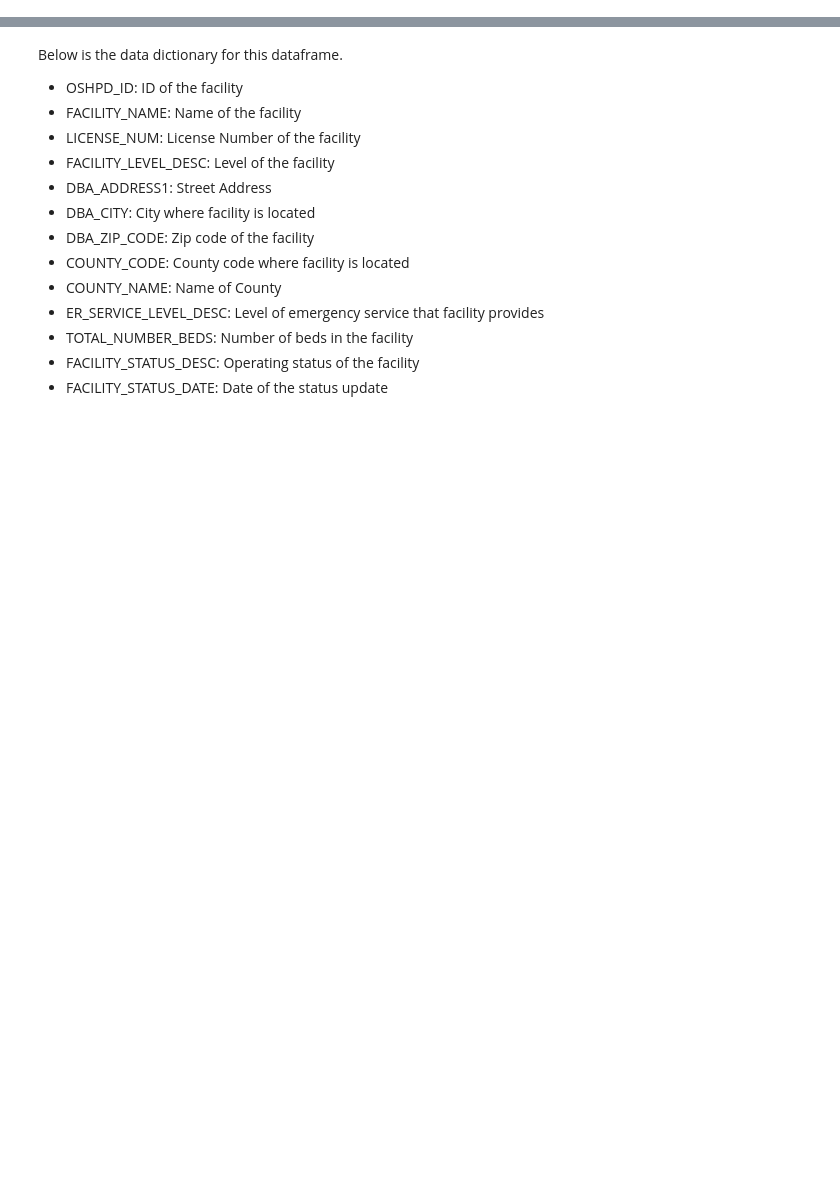
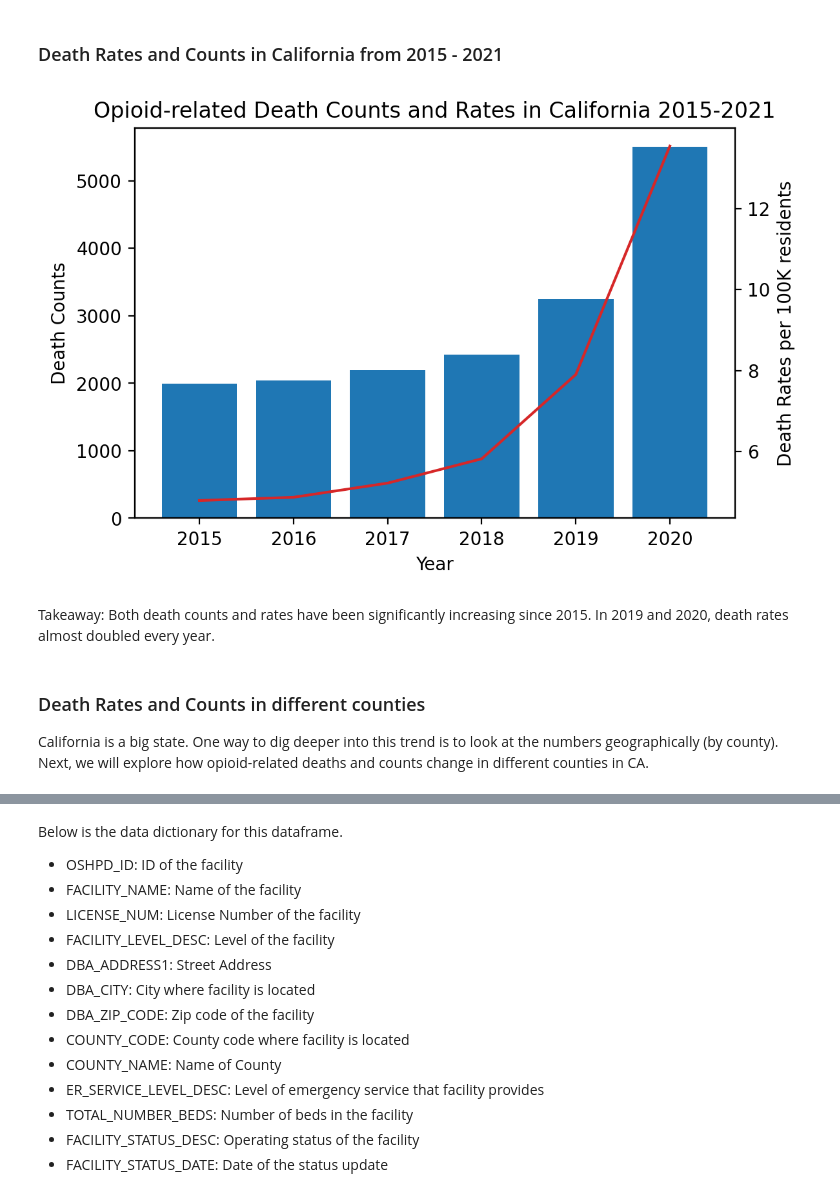
Before and after one commit to midori256/DS4A_Capstone_Project, a Jupyter notebook: Exploratory_Data_Analysis.ipynb, the cells around one changed output, grey strips where cells are left out. Drawn from its saved outputs; the diff is of its cells as text; code cells hidden in the pictures; blank space fills up the shorter version.

```diff
--- a/Exploratory_Data_Analysis.ipynb
+++ b/Exploratory_Data_Analysis.ipynb
@@ -29,3 +18,7 @@ from matplotlib import pyplot as plt
 import matplotlib as mpl
 
 mpl.rcParams["figure.dpi"] = 200
+# %%
+# Load data
+opioid_df = pd.read_csv("data/Opioid_Deaths_by_County_2015-2020.csv")
+opioid_df.info()
@@ -31,0 +37,4 @@ mpl.rcParams["figure.dpi"] = 200
+# %%
+# Fill null values in Rates column. They are most likely counties with no death counts and zero rate. Let's replace them with zeros
+opioid_df = opioid_df.fillna(0)
+opioid_df.info()
@@ -31,0 +81,4 @@ mpl.rcParams["figure.dpi"] = 200
+# %%
+# Take out California
+cali_opioid = opioid_df[opioid_df["County"] == "California"]
+cali_opioid.head()
@@ -31,0 +106,29 @@ mpl.rcParams["figure.dpi"] = 200
+# %% [markdown]
+### Death Rates and Counts in California from 2015 - 2021
+# %%
+# Plot California death counts and rates 2015 - 2021
+fig,ax1 = plt.subplots()
+x = cali_opioid["Year"]
+y1 = cali_opioid["Counts"]
+y2 = cali_opioid["Rates"]
+
+color = 'tab:blue'
+ax1.set_xlabel("Year")
+ax1.set_ylabel("Death Counts")
+ax1.set_title("Opioid-related Death Counts and Rates in California 2015-2021")
+ax1.bar(x,y1,color=color)
+
+color = 'tab:red'
+ax2 = ax1.twinx()
+ax2.set_ylabel("Death Rates per 100K residents")
+ax2.plot(x,y2,color=color)
+
+plt.show()
+# %% [output]
+[figure, added]
+# %% [markdown]
+Takeaway: Both death counts and rates have been significantly increasing since 2015. In 2019 and 2020, death rates almost doubled every year.
+# %% [markdown]
+### Death Rates and Counts in different counties
+
+California is a big state. One way to dig deeper into this trend is to look at the numbers geographically (by county). Next, we will explore how opioid-related deaths and counts change in different counties in CA.
```
Also changed, not shown: parts of 37 cells of this notebook.
